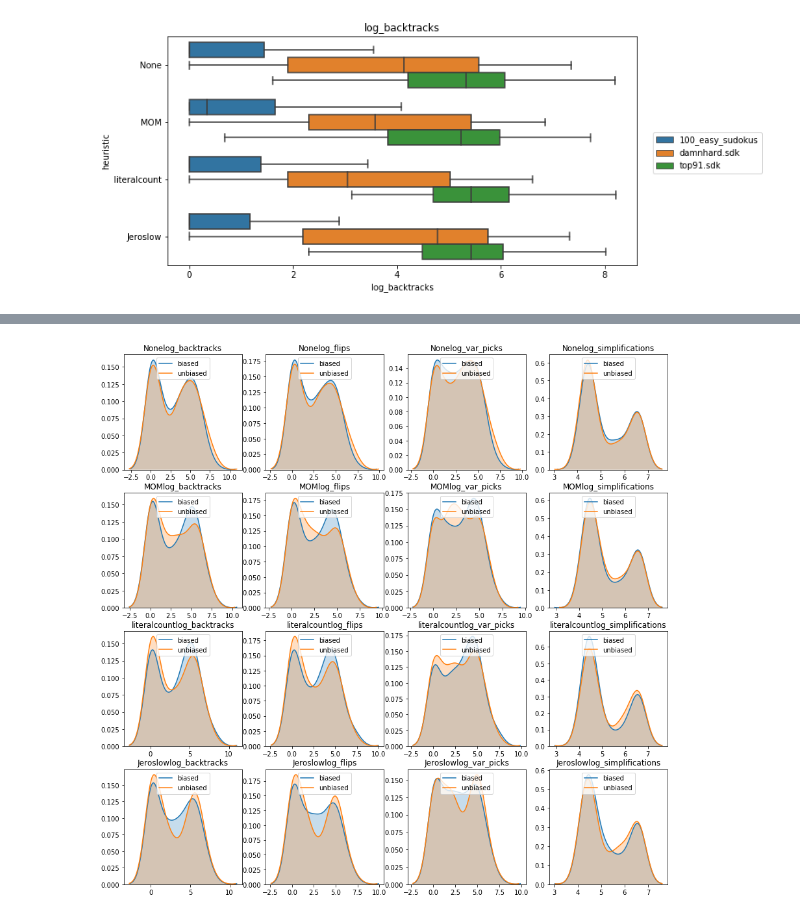
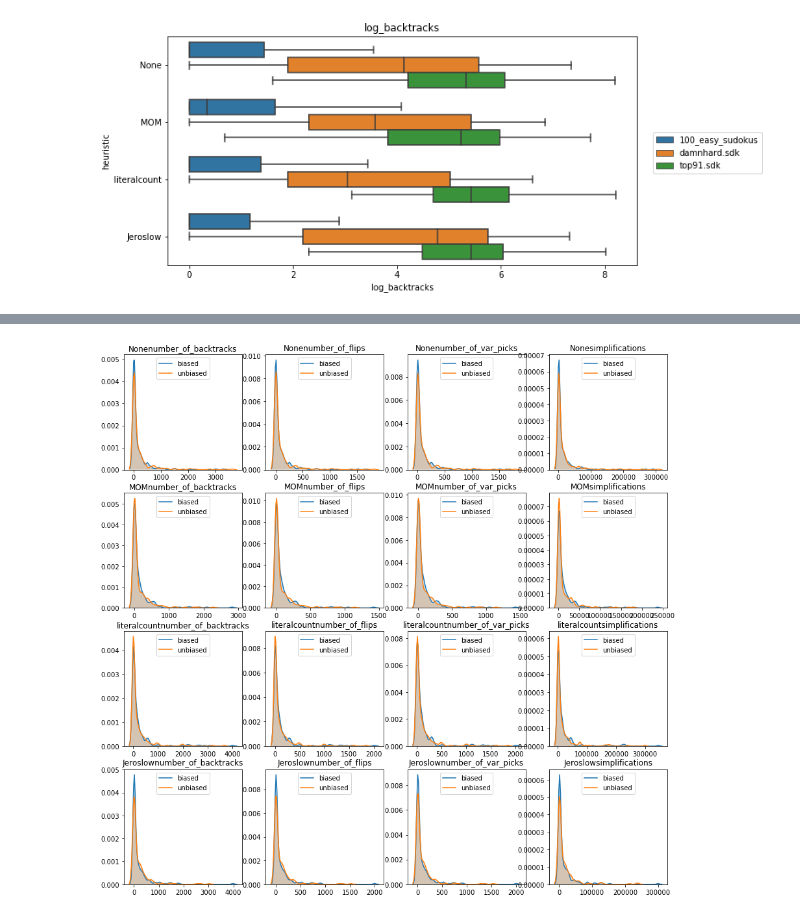
Before and after one commit to DanLszl/sat-solver, a Jupyter notebook: experiment_analysis.ipynb, the cells around one changed output, grey strips where cells are left out. Drawn from its saved outputs; the diff is of its cells as text; code cells hidden in the pictures.

```diff
--- a/experiment_analysis.ipynb
+++ b/experiment_analysis.ipynb
@@ -93,9 +99,10 @@ def plot_biased_boxplot(heuristic, metric):
     ax = sns.boxplot(y=metric, x="biased_coin", showfliers=False, orient = "v", data=df_compare_bias)
     add_stat_annotation(ax, data=df_compare_bias, y=metric, x="biased_coin",
                     boxPairList=[("False", "True")],
-                    test='Mann-Whitney', textFormat='star', loc='outside', verbose=2)
+                    test='t-test_ind', textFormat='star', loc='outside', verbose=2)
 
     plt.show()
+    print("-"*50)
 
 
 def plot_biased_distribution(heuristic, metric):
@@ -110,7 +117,9 @@ def plot_biased_distribution(heuristic, metric):
     plt.legend(loc=9)
 # %%
 # Boxplot biased coin with t_tests
-metrics =["log_backtracks", "log_flips", "log_var_picks", "log_simplifications"]
+log_metrics =["log_backtracks", "log_flips", "log_var_picks", "log_simplifications"]
+metrics =["number_of_backtracks", "number_of_flips", "number_of_var_picks", "simplifications"]
+
 for heuristic in heuristics:
     for metric in metrics:
         plot_biased_boxplot(heuristic, metric)
@@ -175,19 +189,16 @@ False v.s. True: MWW RankSum two-sided P_val=6.535e-01 U_stat=2.492e+04
 # %%
 # TODO: Select relevant heuristic
-metrics =["log_backtracks", "log_flips", "log_var_picks", "log_simplifications"]
-#metrics =["number_of_backtracks", "number_of_flips", "number_of_var_picks", "simplifications"]
-
 plt.figure(figsize=(15,15))
 
 h = len(heuristics)
 m = len(metrics)
 i=1
 for heuristic in heuristics:
     for metric in metrics:
         plt.subplot(h,m,i)
         plot_biased_distribution(heuristic, metric)
         i+=1
 
 plt.show()
 # %% [output]
-[figure, old version]
+[figure, new version]
```
Also changed, not shown: parts of 9 cells of this notebook.
